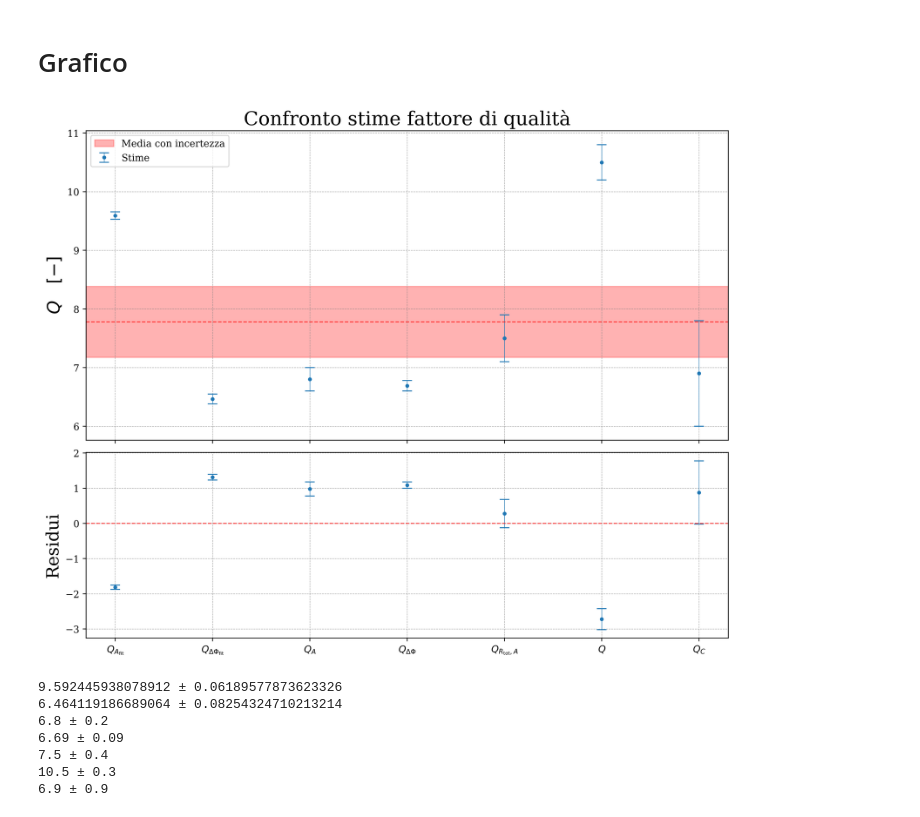
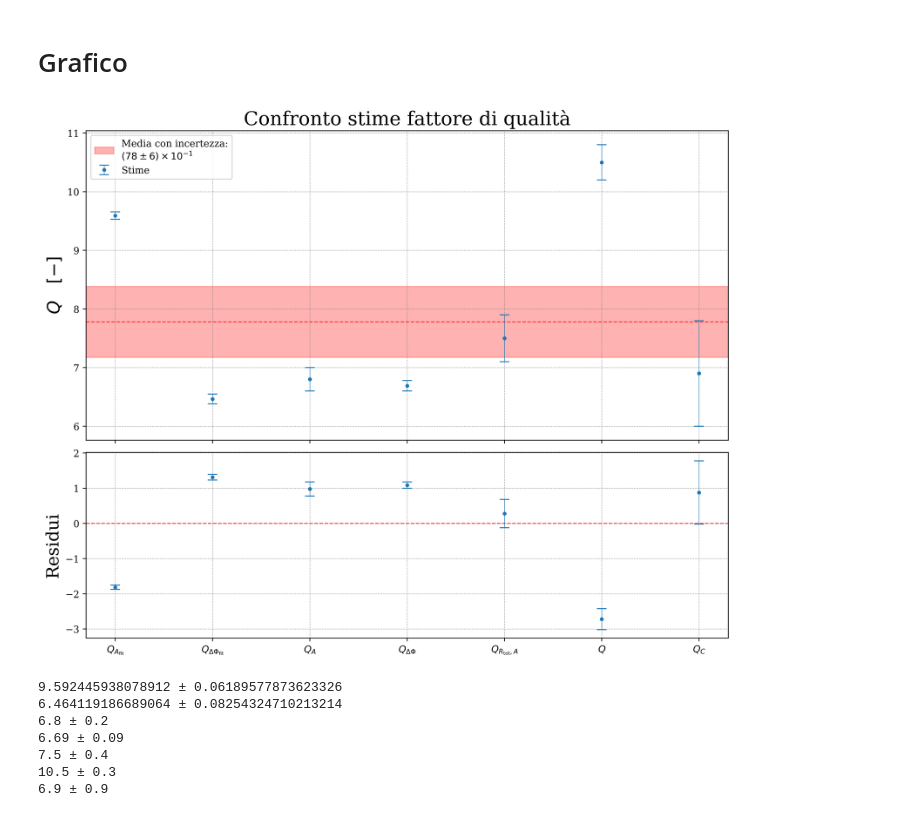
Before and after one commit to nichettg/Codici, a Jupyter notebook: 7. RLC Dominio Frequenza con Vin/confronto_Q.ipynb, the cells around one changed output. Saved outputs shown, nothing was run; the diff lists cells and outputs as text; code cells hidden in the pictures.

```diff
--- a/7. RLC Dominio Frequenza con Vin/confronto_Q.ipynb
+++ b/7. RLC Dominio Frequenza con Vin/confronto_Q.ipynb
@@ -126,38 +126,38 @@ ax1.axhline(
     color="red"
 )
 if pesata:
-    label = "Media pesata con incertezza"
+    label = "Media pesata con incertezza:\n"
 elif not pesata:
-    label = "Media con incertezza"
+    label = "Media con incertezza:\n"
 ax1.axhspan(
     media.val - media.s,
     media.val + media.s,
     alpha=0.3,
     color="red",
-    label=label
+    label=label + f"${gf.formatta_errore(media.val,media.s)}$"
 )
 
 ax1.legend(loc="upper left", bbox_to_anchor=(0,1), fontsize=10)
 
 # Residui
 ax2.errorbar(
     res[0],
     res[1],
     yerr=res[2],
     **gf.errorbar_params,
     color=gf.colori[0]
 )
 
 # Linea orizzontale
 ax2.axhline(
     0,
     **gf.line_params,
     color="red"
 )
 
 let.salva_grafico(fig1, file_output1)
 # %% [output]
-[figure, old version]
+[figure, new version]
 # %%
 print(par)
 # %% [output]
```
Also changed, not shown: 5 other files.
